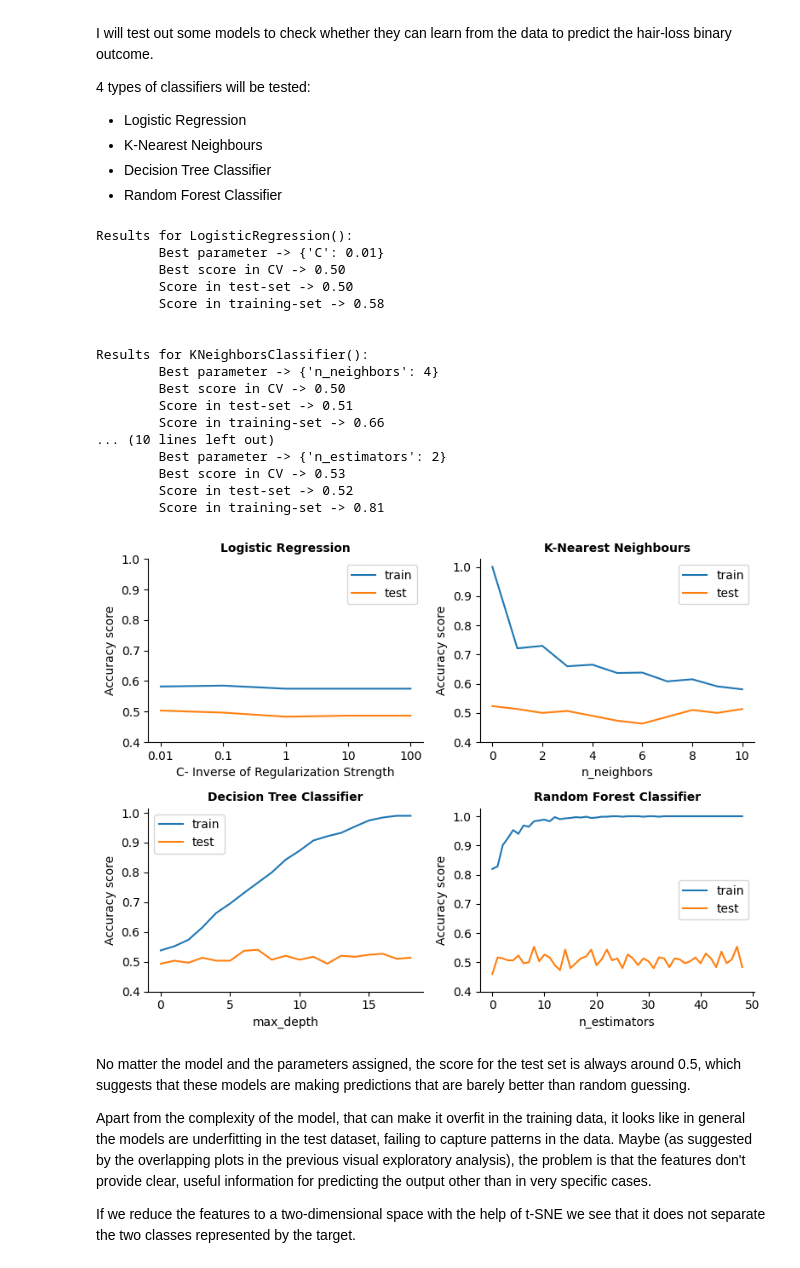
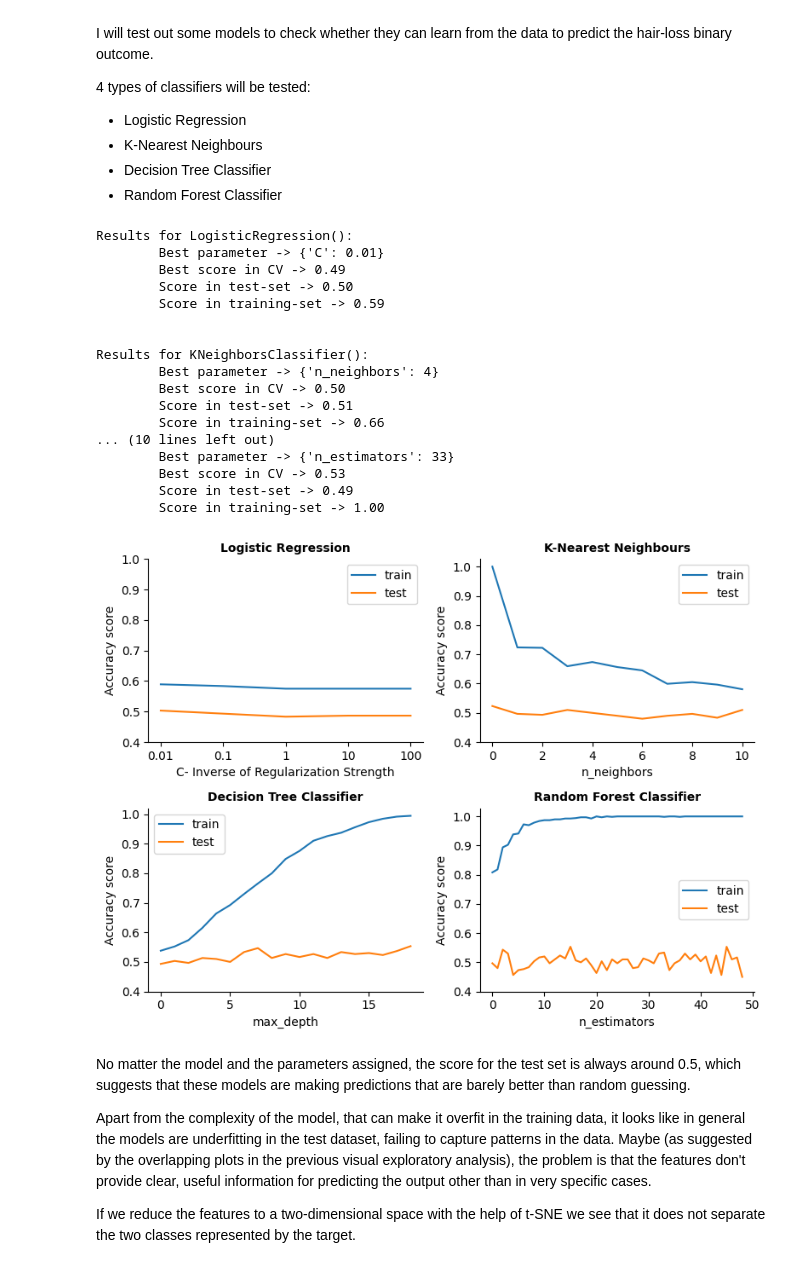
Before and after one commit to mikel-imaz/projects, a Jupyter notebook: _sources/notebooks/hairloss.ipynb, the cells around one changed output. Drawn from its saved outputs; the diff is of its cells as text; code cells hidden in the pictures.

```diff
--- a/_sources/notebooks/hairloss.ipynb
+++ b/_sources/notebooks/hairloss.ipynb
@@ -392,14 +392,15 @@ y = target
 # Assign features
 X = features
 
-# Scale features
-scaler = StandardScaler()
-X = pd.DataFrame(scaler.fit_transform(X), columns=X.columns)
-
 # Split dataset into training and test set, and stratify
 X_train, X_test, y_train, y_test = train_test_split(
     X, y, test_size=0.3, random_state=42, stratify=y
 )
+
+# Scale features
+scaler = StandardScaler()
+X_train = pd.DataFrame(scaler.fit_transform(X_train), columns=X.columns)
+X_test = pd.DataFrame(scaler.transform(X_test), columns=X.columns)
 
 # Define classifier models that will be tested
 models = [LogisticRegression(), KNeighborsClassifier(), DecisionTreeClassifier(), RandomForestClassifier()]
@@ -514,39 +515,39 @@ ax[0, 1].set_title("K-Nearest Neighbours", fontsize=10, fontweight="bold")
 ax[0, 1].set_xlabel("n_neighbors", fontsize=10)
 # dt
 df_dt.plot(ax=ax[1, 0])
 ax[1, 0].set_title("Decision Tree Classifier", fontsize=10, fontweight="bold")
 ax[1, 0].set_xlabel("max_depth", fontsize=10)
 # rf
 df_rf.plot(ax=ax[1, 1])
 ax[1, 1].set_title("Random Forest Classifier", fontsize=10, fontweight="bold")
 ax[1, 1].set_xlabel("n_estimators", fontsize=10)
 # all
 for i in range(2):
     for j in range(2):
         ax[i, j].set_ylabel("Accuracy score", fontsize=10)
         ax[i, j].set_yticks(np.arange(0.4, 1.1, 0.1))
 sns.despine()
 fig.tight_layout()
 plt.show()
 # %% [output]
 Results for LogisticRegression():
         Best parameter -> {'C': 0.01}
-        Best score in CV -> 0.50
+        Best score in CV -> 0.49
         Score in test-set -> 0.50
-        Score in training-set -> 0.58
+        Score in training-set -> 0.59
 
 
 Results for KNeighborsClassifier():
         Best parameter -> {'n_neighbors': 4}
         Best score in CV -> 0.50
         Score in test-set -> 0.51
         Score in training-set -> 0.66
 ... (10 lines left out)
-        Best parameter -> {'n_estimators': 2}
+        Best parameter -> {'n_estimators': 33}
         Best score in CV -> 0.53
-        Score in test-set -> 0.52
-        Score in training-set -> 0.81
+        Score in test-set -> 0.49
+        Score in training-set -> 1.00
-[figure, old version]
+[figure, new version]
 # %% [markdown]
 No matter the model and the parameters assigned, the score for the test set is always around 0.5, which suggests that these models are making predictions that are barely better than random guessing.
 
```
Also changed, not shown: parts of 2 cells of this notebook, 5 other files.
